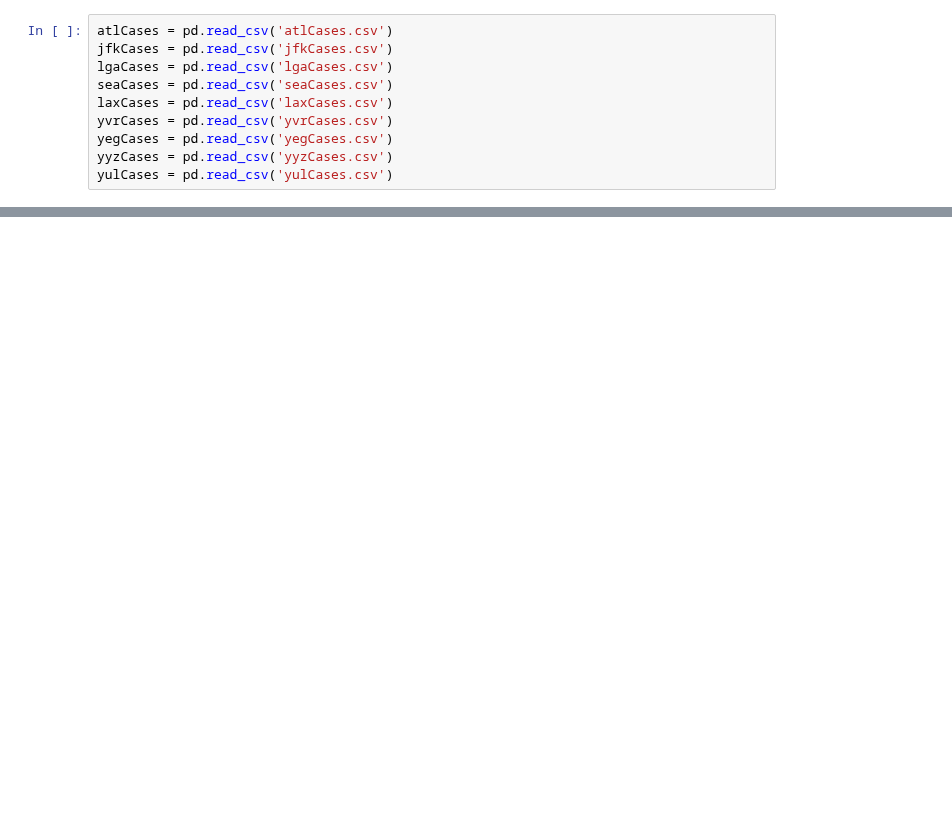
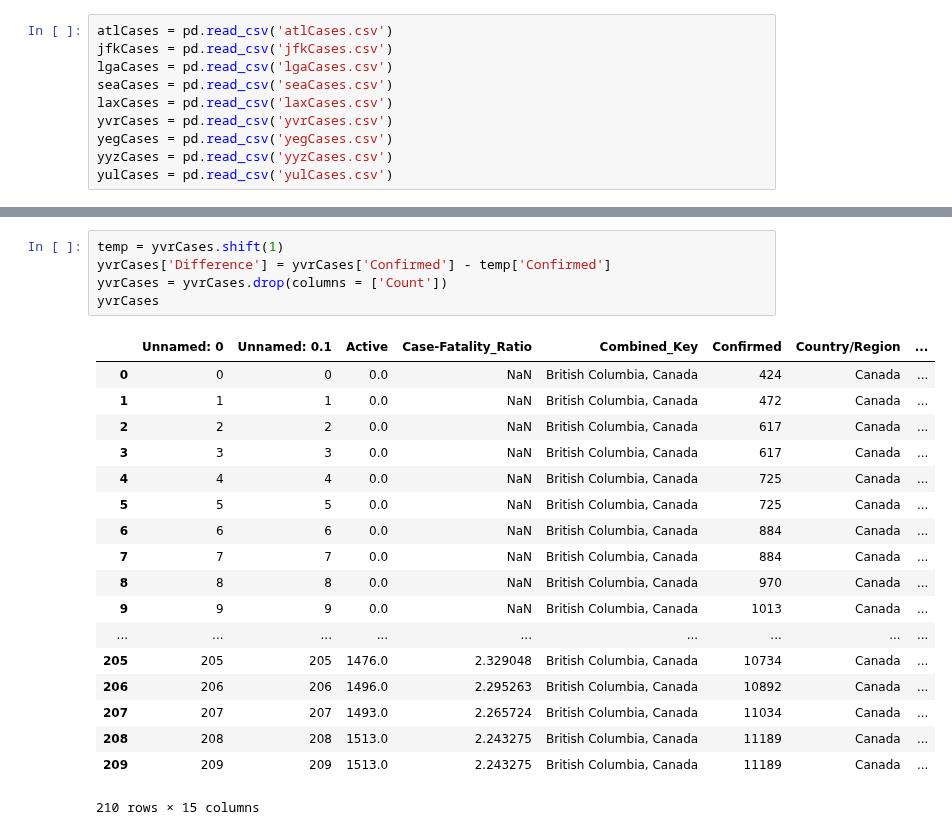
Before and after one commit to clement-ip/covid-airport-travel, a Jupyter notebook: Covid-Data/make_params_for_covid.ipynb, the cells around one changed output, grey strips where cells are left out. Cells and saved outputs as stored; diff of their text form; blank space fills up the shorter version.

```diff
--- a/Covid-Data/make_params_for_covid.ipynb
+++ b/Covid-Data/make_params_for_covid.ipynb
@@ -117,0 +45,24 @@ yyzCt
+# %%
+temp = yvrCases.shift(1)
+yvrCases['Difference'] = yvrCases['Confirmed'] - temp['Confirmed']
+yvrCases = yvrCases.drop(columns = ['Count'])
+yvrCases
+# %% [output]
+|  | Unnamed: 0 | Unnamed: 0.1 | Active | Case-Fatality_Ratio | Combined_Key | Confirmed | Country/Region | ... |
+| 0 | 0 | 0 | 0.0 | NaN | British Columbia, Canada | 424 | Canada | ... |
+| 1 | 1 | 1 | 0.0 | NaN | British Columbia, Canada | 472 | Canada | ... |
+| 2 | 2 | 2 | 0.0 | NaN | British Columbia, Canada | 617 | Canada | ... |
+| 3 | 3 | 3 | 0.0 | NaN | British Columbia, Canada | 617 | Canada | ... |
+| 4 | 4 | 4 | 0.0 | NaN | British Columbia, Canada | 725 | Canada | ... |
+| 5 | 5 | 5 | 0.0 | NaN | British Columbia, Canada | 725 | Canada | ... |
+| 6 | 6 | 6 | 0.0 | NaN | British Columbia, Canada | 884 | Canada | ... |
+| 7 | 7 | 7 | 0.0 | NaN | British Columbia, Canada | 884 | Canada | ... |
+| 8 | 8 | 8 | 0.0 | NaN | British Columbia, Canada | 970 | Canada | ... |
+| 9 | 9 | 9 | 0.0 | NaN | British Columbia, Canada | 1013 | Canada | ... |
+| ... | ... | ... | ... | ... | ... | ... | ... | ... |
+| 205 | 205 | 205 | 1476.0 | 2.329048 | British Columbia, Canada | 10734 | Canada | ... |
+| 206 | 206 | 206 | 1496.0 | 2.295263 | British Columbia, Canada | 10892 | Canada | ... |
+| 207 | 207 | 207 | 1493.0 | 2.265724 | British Columbia, Canada | 11034 | Canada | ... |
+| 208 | 208 | 208 | 1513.0 | 2.243275 | British Columbia, Canada | 11189 | Canada | ... |
+| 209 | 209 | 209 | 1513.0 | 2.243275 | British Columbia, Canada | 11189 | Canada | ... |
+210 rows × 15 columns
```
Also changed, not shown: parts of 18 cells of this notebook, 9 other files.
